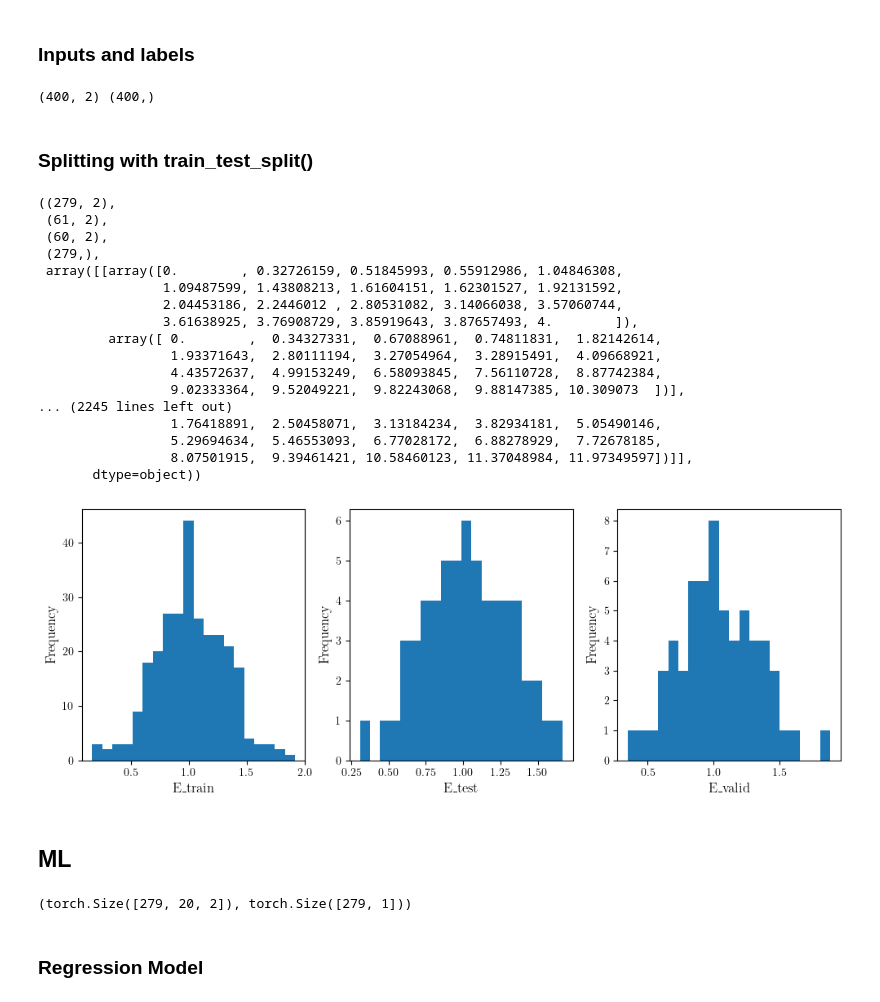
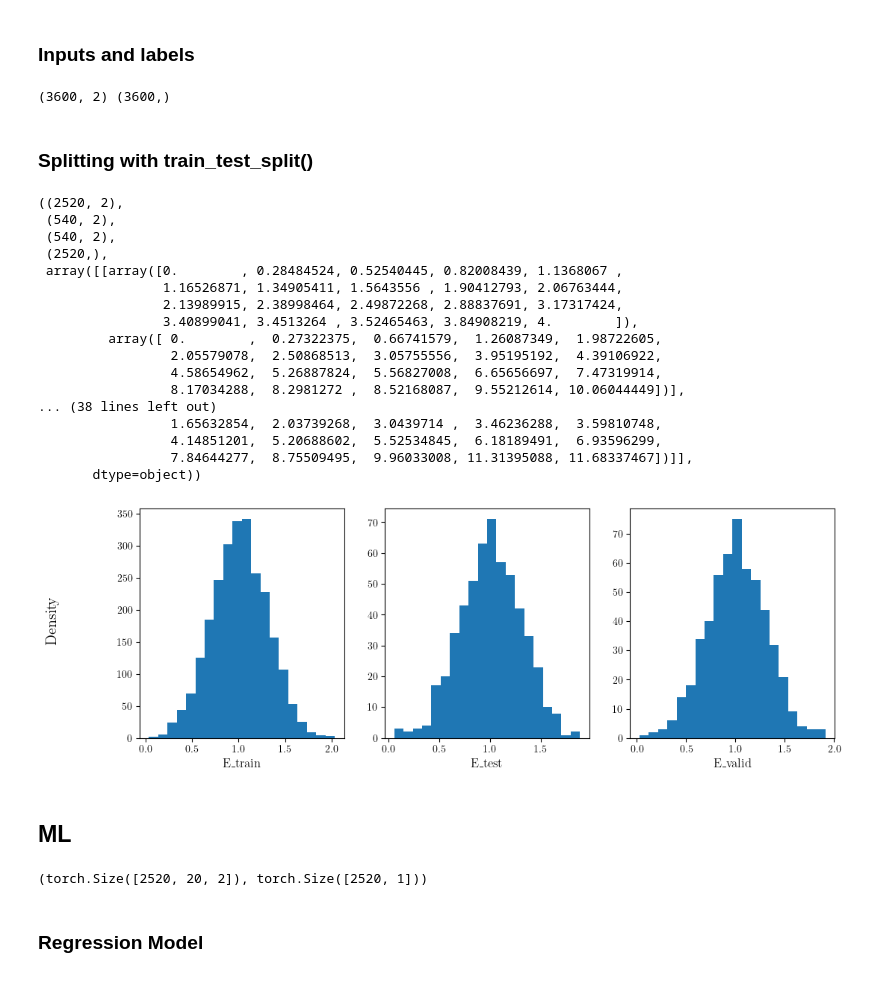
Before and after one commit to luisrlp/contact-surface, a Jupyter notebook: draft.ipynb, the cells around one changed output. Saved outputs shown, nothing was run; the diff lists cells and outputs as text; code cells hidden in the pictures.

```diff
--- a/draft.ipynb
+++ b/draft.ipynb
@@ -114,7 +114,7 @@ def jkr(i, E, nu, gamma, r):
 ## Parameter definition
 # %%
 # resolution of the map
-res = 20
+res = 60
 # random values
 size = res * res
 # Young's modulus [kPa] - random values following a normal distribution
@@ -125,7 +125,7 @@ E = abs(np.random.normal(loc=1.0, scale=0.3, size=size))
 nu = 0.5
 # surface energy
     #gamma in (3) is given in J sub-units(???), but gamma <> Ua
-gamma = abs(np.random.normal(loc=0.1, scale=0.03, size=size))
+gamma = abs(np.random.normal(loc=10.0, scale=3.0, size=size))
 # gamma = 0.1
 # radius of the indenter
 r = 1.0
@@ -279,64 +279,66 @@ x_hc = np.array(df_hc[['approach_contact', 'f_hertz_contact']])
 y_hc = np.array(df_hc['E_hertz'])
 print(x_hc.shape, y_hc.shape)
 # %% [output]
-(400, 2) (400,)
+(3600, 2) (3600,)
 # %% [markdown]
 ### Splitting with train_test_split()
 # %%
 test_ratio = 0.15
 # (!!!) validation ratio is currently given in relation to the entire dataset (!!!!)
 valid_ratio = 0.15
 rnd_state = 42
 
 # Without stratify
 #x_train, x_test, y_train, y_test = train_test_split(x_hc, y_hc, test_size=test_ratio, random_state=rnd_state)
 
 #With stratify
-bin_count = 60
+bin_count = 50
 bins = pd.qcut(y_hc, bin_count, labels=False, duplicates='drop')
 x_train, x_test, y_train, y_test = train_test_split(x_hc, y_hc, test_size=test_ratio,
                                                      random_state=rnd_state, stratify = bins)
 
 bins = pd.qcut(y_train, bin_count, labels=False, duplicates='drop')
 x_train, x_valid, y_train, y_valid = train_test_split(x_train, y_train, test_size=valid_ratio/(1-test_ratio),
                                                        random_state=rnd_state, stratify = bins)
 
 # Create list of nested arrays [np.array(features), np.array(labels)] to later be saved as pkl for each train
 dataset = [x_train, y_train, x_valid, y_valid, x_test, y_test]
 
 
 
-fig, (ax3, ax4, ax5) = plt.subplots(1,3, figsize=(12,4))
-plt.ylabel('Frequency')
-ax3.set_xlabel('E_train')
-ax4.set_xlabel('E_test')
-ax5.set_xlabel('E_valid')
-for i in (ax3, ax4, ax5):
-    i.set_ylabel('Frequency')
-ax3.hist(y_train, 20)
-ax4.hist(y_test, 20)
-ax5.hist(y_valid, 20)
+fig, ax = plt.subplots(1,3, figsize=(12,4))
+dens = True
+xlabel_list_hertz = ['E_train', 'E_test', 'E_valid']
+if dens:
+    fig.supylabel('Density')
+else:
+    fig.supylabel('Frequency')
+for ix, sp in enumerate(ax):
+    sp.set_xlabel(xlabel_list_hertz[ix])
+ax[0].hist(y_train, 20)
+ax[1].hist(y_test, 20)
+ax[2].hist(y_valid, 20)
 
 x_train.shape, x_valid.shape, x_test.shape, y_train.shape, x_train
 # %% [output]
-((279, 2),
- (61, 2),
- (60, 2),
- (279,),
- array([[array([0.        , 0.32726159, 0.51845993, 0.55912986, 1.04846308,
-                1.09487599, 1.43808213, 1.61604151, 1.62301527, 1.92131592,
-                2.04453186, 2.2446012 , 2.80531082, 3.14066038, 3.57060744,
-                3.61638925, 3.76908729, 3.85919643, 3.87657493, 4.        ]),
-         array([ 0.        ,  0.34327331,  0.67088961,  0.74811831,  1.82142614,
-                 1.93371643,  2.80111194,  3.27054964,  3.28915491,  4.09668921,
-                 4.43572637,  4.99153249,  6.58093845,  7.56110728,  8.87742384,
-                 9.02333364,  9.52049221,  9.82243068,  9.88147385, 10.309073  ])],
-... (2245 lines left out)
-                 1.76418891,  2.50458071,  3.13184234,  3.82934181,  5.05490146,
-                 5.29694634,  5.46553093,  6.77028172,  6.88278929,  7.72678185,
-                 8.07501915,  9.39461421, 10.58460123, 11.37048984, 11.97349597])]],
+((2520, 2),
+ (540, 2),
+ (540, 2),
+ (2520,),
+ array([[array([0.        , 0.28484524, 0.52540445, 0.82008439, 1.1368067 ,
+                1.16526871, 1.34905411, 1.5643556 , 1.90412793, 2.06763444,
+                2.13989915, 2.38998464, 2.49872268, 2.88837691, 3.17317424,
+                3.40899041, 3.4513264 , 3.52465463, 3.84908219, 4.        ]),
+         array([ 0.        ,  0.27322375,  0.66741579,  1.26087349,  1.98722605,
+                 2.05579078,  2.50868513,  3.05755556,  3.95195192,  4.39106922,
+                 4.58654962,  5.26887824,  5.56827008,  6.65656697,  7.47319914,
+                 8.17034288,  8.2981272 ,  8.52168087,  9.55212614, 10.06044449])],
+... (38 lines left out)
+                 1.65632854,  2.03739268,  3.0439714 ,  3.46236288,  3.59810748,
+                 4.14851201,  5.20688602,  5.52534845,  6.18189491,  6.93596299,
+                 7.84644277,  8.75509495,  9.96033008, 11.31395088, 11.68337467])]],
        dtype=object))
-[figure, old version]
+[figure, new version]
 # %% [markdown]
 ## ML
 # %%
@@ -365,5 +367,5 @@ y_test_t = torch.from_numpy(y_test).type(torch.float).unsqueeze(dim=1)
 
 x_train_t.shape, y_train_t.shape
 # %% [output]
-(torch.Size([279, 20, 2]), torch.Size([279, 1]))
+(torch.Size([2520, 20, 2]), torch.Size([2520, 1]))
 # %%
```
Also changed, not shown: parts of 36 cells of this notebook, 17 other files.
